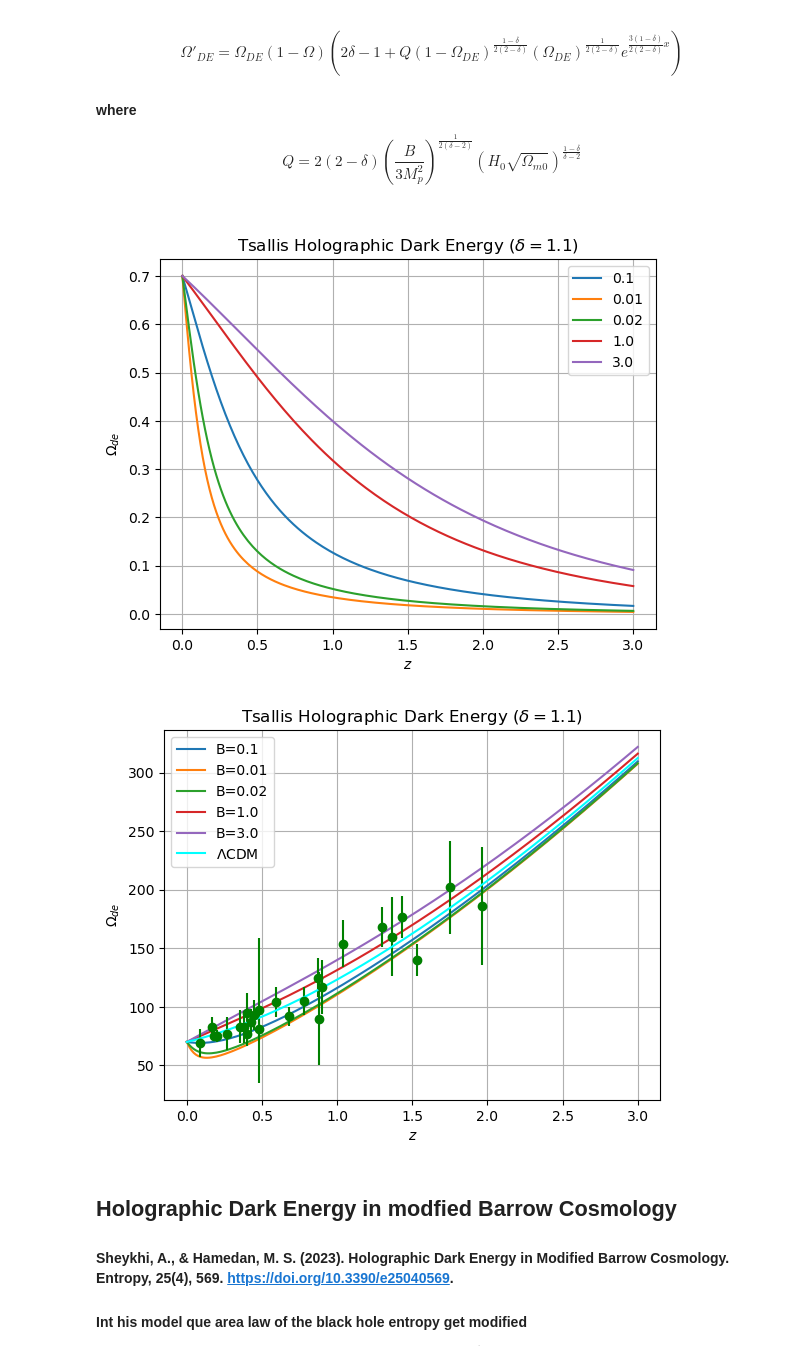
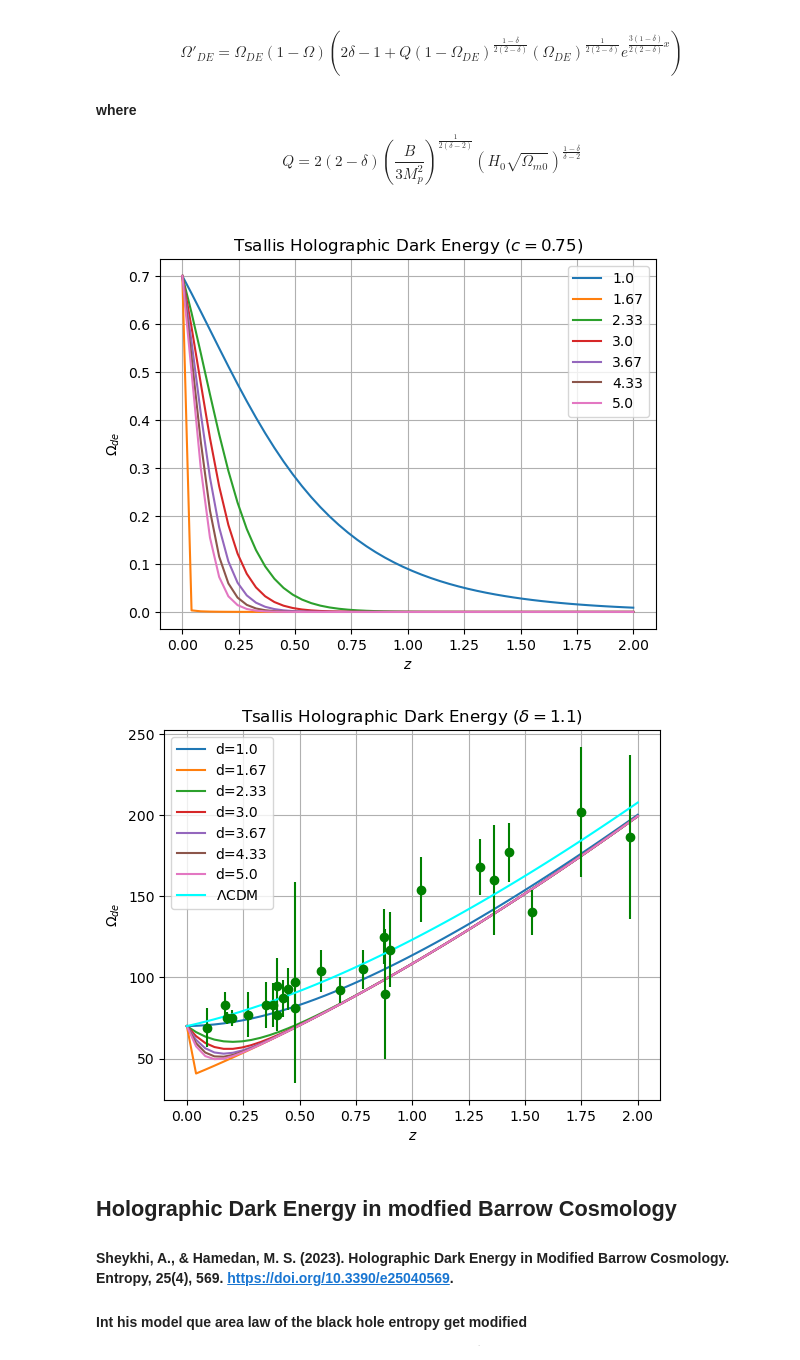
Before and after one commit to xlxnsxzpxtx/HolographicDE, a Jupyter notebook: holographics_models.ipynb, the cells around one changed output. Drawn from its saved outputs; the diff is of its cells as text; code cells hidden in the pictures.

Commit message:
Tsallis model

```diff
--- a/holographics_models.ipynb
+++ b/holographics_models.ipynb
@@ -33,27 +33,27 @@ Q = 2 (2 - \delta) \left( \frac{B}{3 M_p^2 }\right)^{\frac{1}{2(\delta - 2 )}} \
 $$
 ####
 # %%
-B = [0.1, 0.01, 0.02, 1.0, 3.0]
+d  = [1.0,1.67,2.33,3.0,3.67,4.33,5.0]
 H0 = 70
 Om0 = 0.3
 Ode_0 = 0.7
-zfin = 5
+zfin = 100
 xini = 0
 xfin = np.log(1. / (1 + zfin))
-xval = np.linspace(xini, xfin, 200)
-zval = np.linspace(0,3, 200)
+xval = np.linspace(xini, xfin, 50)
+zval = np.linspace(0,2,50)
 
-def tsallis_model(Omega, x, B_value, d=0.5):
-    Q = 2 * (2 - d) * ((B_value / 3) ** (1. / (2 * (d - 2)))) * (H0 * np.sqrt(Om0)) ** ((1 - d) / (d - 2))
+def tsallis_model(Omega, x, d_value, c= 0.75):
+    Q = 2 * (2 - d_value) * ((3*c / 3) ** (1. / (2 * (d_value - 2)))) * (H0 * np.sqrt(Om0)) ** ((1 - d_value) / (d_value - 2))
     dOmega = Omega * (1 - Omega) * (
-                2 * d - 1 + Q * ((1 - Omega) ** ((1 - d) / (2 * (2 - d)))) * (Omega * (1. / (2 * (2 - d)))) * np.exp(
-            (3 * (1 - d) / (2 * (2 - d))) * x))
+                2 * d_value - 1 + Q * ((1 - Omega) ** ((1 - d_value) / (2 * (2 - d_value)))) * (Omega * (1. / (2 * (2 - d_value)))) * np.exp(
+            (3 * (1 - d_value) / (2 * (2 - d_value))) * x))
     return dOmega
 
 
 solutions_tsallis = []
-for b_value in B:
-    sol = odeint(tsallis_model, Ode_0, xval, args=(b_value,))
+for d_value in d:
+    sol = odeint(tsallis_model, Ode_0, xval, args=(d_value,))
     solutions_tsallis.append(sol)
 
 # Reshape all solutions in solutions_tsallis
@@ -67,12 +67,12 @@ for sol_reshaped in solutions_tsallis_reshaped:
 
 plt.xlabel('$z$')
 plt.ylabel('$\Omega_{de}$')
-plt.title('Tsallis Holographic Dark Energy ($\delta = 1.1$)')
-plt.legend(B)
+plt.title('Tsallis Holographic Dark Energy ($c = 0.75$)')
+plt.legend(d)
 plt.grid(True)
 plt.show()
 # %% [output]
-[figure, old version]
+[figure, new version]
 # %%
 def hub(z, Ok=0):
     Om= 0.3
@@ -83,7 +83,7 @@ def hub(z, Ok=0):
 
     return H0*np.sqrt( Or*(1+z)**4 + Om*(1+z)**3 + Ok*(1+z)**2 + Oe)
 
-red_z = np.linspace(0, 3, 200)
+red_z = np.linspace(0, 2, 50)
 
 hubz = hub(red_z)
 
@@ -94,33 +94,33 @@ error_obs = arr_hub[:,2]
 # %%
 # Define the parameters
 Om = 0.3
 Or = 0.0001
 Ok = 0.0
 Oe = 1 - Om - Or - Ok
 H0 = 70
 
 def RHSquared_z(z, sol_ode):
     return H0 * np.sqrt((Or * (z + 1) ** 4 + Om * (z + 1) ** 3) / (1 - sol_ode))
 
 Hubble_z = []
 for sol_ode in solutions_tsallis_reshaped:
     Hub = RHSquared_z(zval, sol_ode)
     Hubble_z.append(Hub)
 
 # Plot each component H(z) for B values
 for i, Hub in enumerate(Hubble_z):
-    plt.plot(zval, Hub, label=f'B={B[i]}')
+    plt.plot(zval, Hub, label=f'd={d[i]}')
 
 plt.errorbar(z_obs, hub_obs, error_obs, ls='', marker='o', color='green')
 plt.plot(red_z, hubz, color='cyan', label='$\Lambda$CDM')
 plt.xlabel('$z$')
 plt.ylabel('$\Omega_{de}$')
 plt.title('Tsallis Holographic Dark Energy ($\delta = 1.1$)')
 plt.legend()
 plt.grid(True)
 plt.show()
 # %% [output]
-[figure, old version]
+[figure, new version]
 # %% [markdown]
 ## Holographic Dark Energy in modfied Barrow Cosmology
 #### Sheykhi, A., & Hamedan, M. S. (2023). Holographic Dark Energy in Modified Barrow Cosmology. Entropy, 25(4), 569. https://doi.org/10.3390/e25040569.
```
Also changed, not shown: parts of 3 cells of this notebook, 2 other files.
